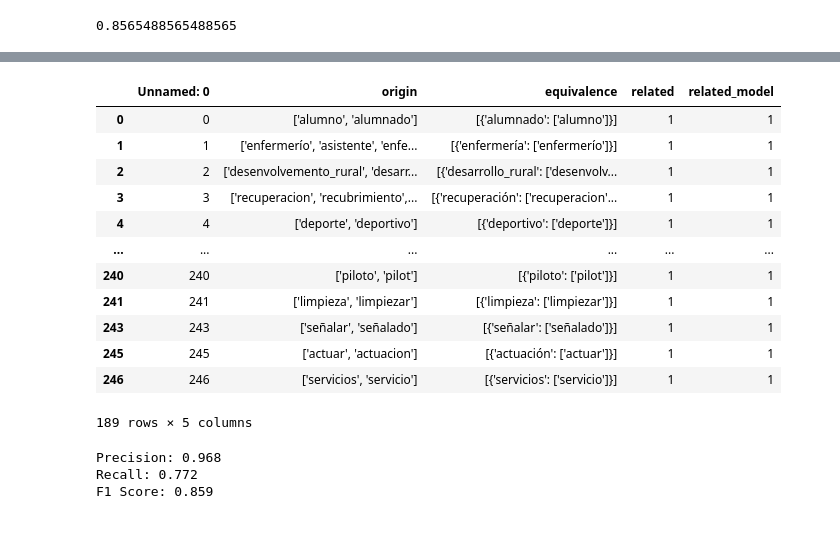
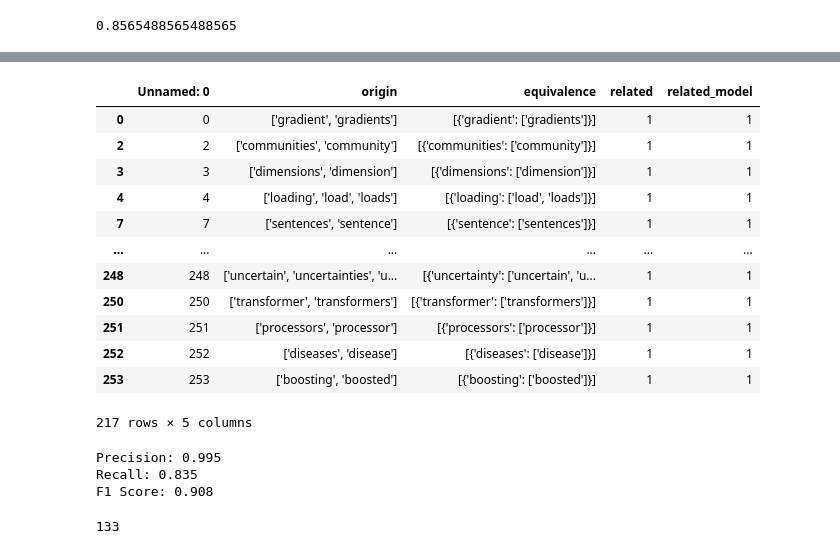
Before and after one commit to nextprocurement/RAG_tool, a Jupyter notebook: test_equivalences.ipynb, the cells around one changed output, grey strips where cells are left out. Drawn from its saved outputs; the diff is of its cells as text; code cells hidden in the pictures.

```diff
--- a/test_equivalences.ipynb
+++ b/test_equivalences.ipynb
@@ -130,21 +147,22 @@ reverse_mappings
 # %%
-df_valid = pd.read_excel("/export/usuarios_ml4ds/lbartolome/Repos/repos_con_carlos/RAG_tool/data/cpv45_equivalences_test_annotated.xlsx")
+#df_valid = pd.read_excel("/export/usuarios_ml4ds/lbartolome/Repos/repos_con_carlos/RAG_tool/data/cpv45_equivalences_test_annotated.xlsx")
+df_valid = pd.read_excel("/export/usuarios_ml4ds/lbartolome/Repos/repos_con_carlos/RAG_tool/data/scholar_equivalences_test_valid.xlsx").iloc[0:254]
 df_valid["related_model"] = df_valid["equivalence"].apply(lambda x : 1 if x != '[]' else 0)
 df_valid[df_valid["related_model"]==1]
 # %% [output]
 |  | Unnamed: 0 | origin | equivalence | related | related_model |
-| 0 | 0 | ['alumno', 'alumnado'] | [{'alumnado': ['alumno']}] | 1 | 1 |
-| 1 | 1 | ['enfermerío', 'asistente', 'enfe... | [{'enfermería': ['enfermerío']}] | 1 | 1 |
-| 2 | 2 | ['desenvolvemento_rural', 'desarr... | [{'desarrollo_rural': ['desenvolv... | 1 | 1 |
-| 3 | 3 | ['recuperacion', 'recubrimiento',... | [{'recuperación': ['recuperacion'... | 1 | 1 |
-| 4 | 4 | ['deporte', 'deportivo'] | [{'deportivo': ['deporte']}] | 1 | 1 |
+| 0 | 0 | ['gradient', 'gradients'] | [{'gradient': ['gradients']}] | 1 | 1 |
+| 2 | 2 | ['communities', 'community'] | [{'communities': ['community']}] | 1 | 1 |
+| 3 | 3 | ['dimensions', 'dimension'] | [{'dimensions': ['dimension']}] | 1 | 1 |
+| 4 | 4 | ['loading', 'load', 'loads'] | [{'loading': ['load', 'loads']}] | 1 | 1 |
+| 7 | 7 | ['sentences', 'sentence'] | [{'sentence': ['sentences']}] | 1 | 1 |
 | ... | ... | ... | ... | ... | ... |
-| 240 | 240 | ['piloto', 'pilot'] | [{'piloto': ['pilot']}] | 1 | 1 |
-| 241 | 241 | ['limpieza', 'limpiezar'] | [{'limpieza': ['limpiezar']}] | 1 | 1 |
-| 243 | 243 | ['señalar', 'señalado'] | [{'señalar': ['señalado']}] | 1 | 1 |
-| 245 | 245 | ['actuar', 'actuacion'] | [{'actuación': ['actuar']}] | 1 | 1 |
-| 246 | 246 | ['servicios', 'servicio'] | [{'servicios': ['servicio']}] | 1 | 1 |
+| 248 | 248 | ['uncertain', 'uncertainties', 'u... | [{'uncertainty': ['uncertain', 'u... | 1 | 1 |
+| 250 | 250 | ['transformer', 'transformers'] | [{'transformer': ['transformers']}] | 1 | 1 |
+| 251 | 251 | ['processors', 'processor'] | [{'processors': ['processor']}] | 1 | 1 |
+| 252 | 252 | ['diseases', 'disease'] | [{'diseases': ['disease']}] | 1 | 1 |
+| 253 | 253 | ['boosting', 'boosted'] | [{'boosting': ['boosted']}] | 1 | 1 |
-189 rows × 5 columns
+217 rows × 5 columns
 # %%
 model_clusters = df_valid["related_model"].values
 user_evaluation =  df_valid["related"].values
@@ -157,6 +175,24 @@ print(f'Precision: {precision:.3f}')
 print(f'Recall: {recall:.3f}')
 print(f'F1 Score: {f1:.3f}')
 # %% [output]
-Precision: 0.968
-Recall: 0.772
-F1 Score: 0.859
+Precision: 0.995
+Recall: 0.835
+F1 Score: 0.908
+# %%
+### getting lenght of wordlists (eqs)
+
+path_detected = [
+    "/export/usuarios_ml4ds/lbartolome/Repos/repos_con_carlos/RAG_tool/data/scholar/optimized/3.equivalence_detection/equivalences_lst/S2_Kwds3_AI_with_text_30000_both_1.json",
+    "/export/usuarios_ml4ds/lbartolome/Repos/repos_con_carlos/RAG_tool/data/scholar/optimized/3.equivalence_detection/equivalences_lst/S2_Kwds3_AI_with_text_30000_both_2.json",
+    "/export/usuarios_ml4ds/lbartolome/Repos/repos_con_carlos/RAG_tool/data/scholar/optimized/3.equivalence_detection/equivalences_lst/S2_Kwds3_AI_with_text_30000_both_3.json",
+    #"/export/usuarios_ml4ds/lbartolome/Repos/repos_con_carlos/RAG_tool/data/scholar/optimized/3.equivalence_detection/equivalences_lst/manual.json"
+]
+
+all_eqs = []
+for el in path_detected:
+    with pathlib.Path(el).open('r', encoding='utf8') as fin:
+        newEq = json.load(fin)['wordlist']
+        all_eqs += newEq
+len(all_eqs)
+# %% [output]
+133
```
Also changed, not shown: parts of 7 cells of this notebook, 24 other files.
